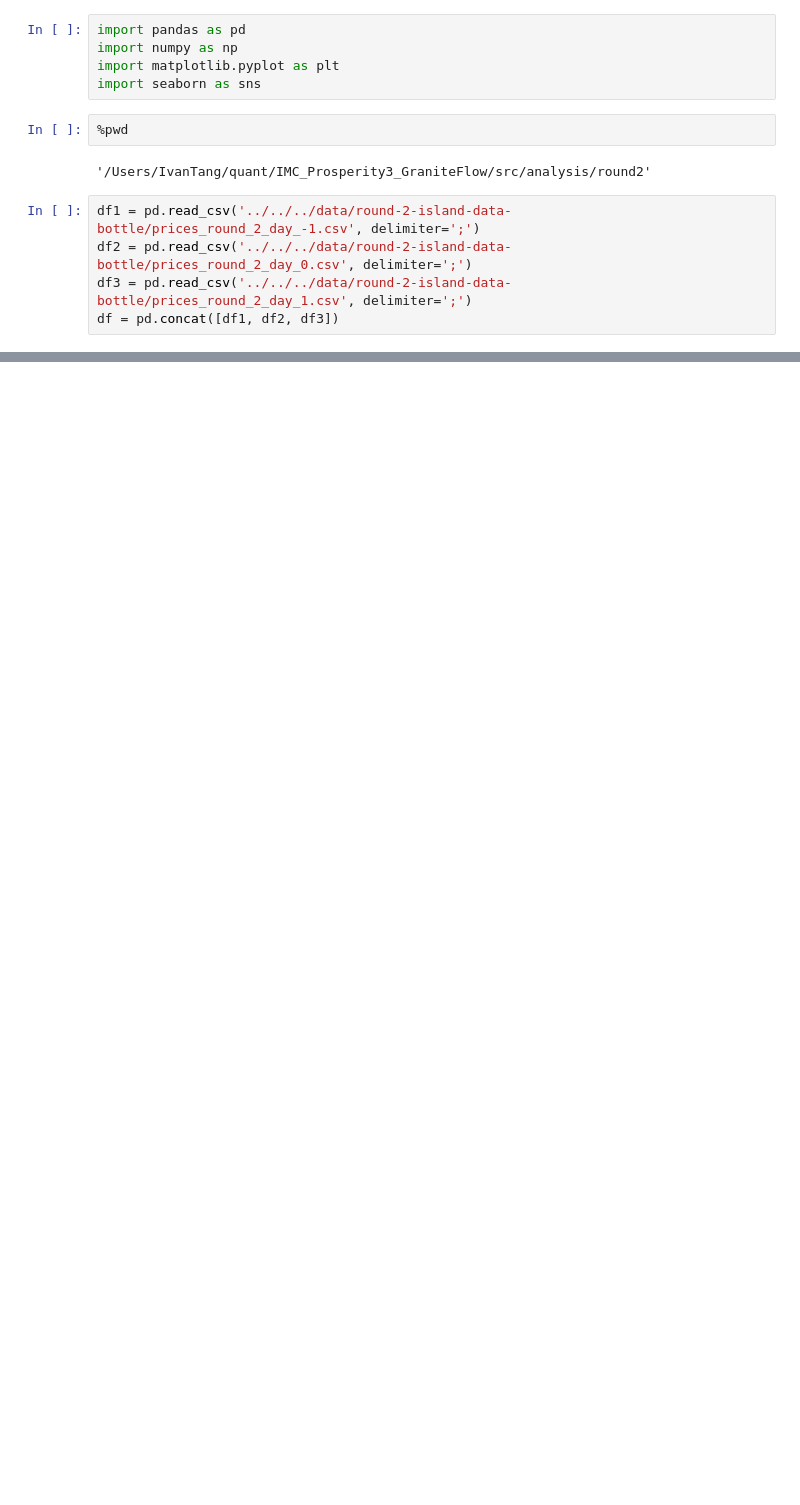
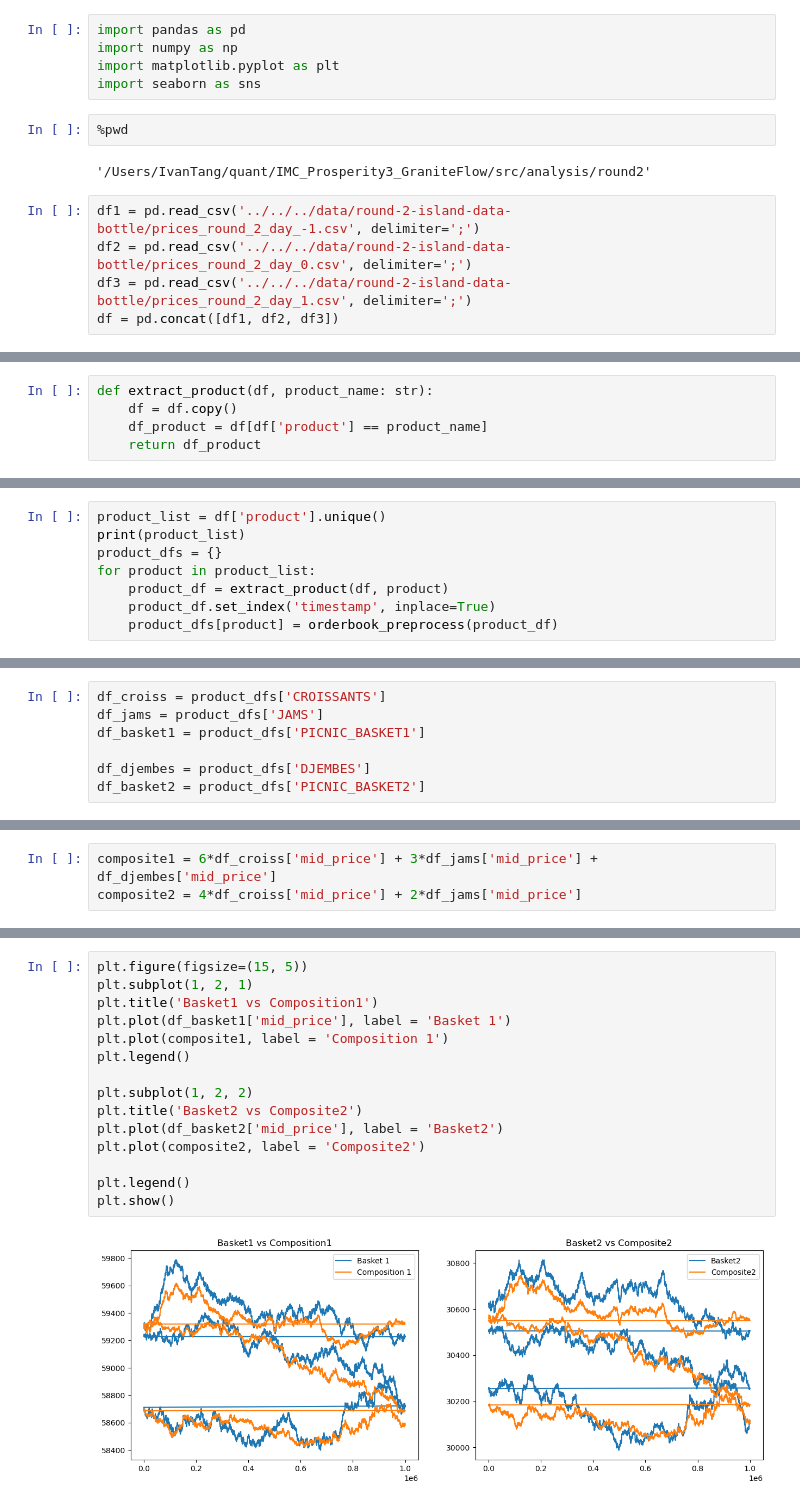
Before and after one commit to IMC-Prosperity-Granite-Flow/IMC_Prosperity3_GraniteFlow, a Jupyter notebook: src/analysis/round2/main.ipynb, the cells around one changed output, grey strips where cells are left out. Saved outputs shown, nothing was run; the diff lists cells and outputs as text; blank space fills up the shorter version.

```diff
--- a/src/analysis/round2/main.ipynb
+++ b/src/analysis/round2/main.ipynb
@@ -31,0 +35,5 @@ print(df)
+# %%
+def extract_product(df, product_name: str):
+    df = df.copy()
+    df_product = df[df['product'] == product_name]
+    return df_product
@@ -31,0 +103,8 @@ print(df)
+# %%
+product_list = df['product'].unique()
+print(product_list)
+product_dfs = {}
+for product in product_list:
+    product_df = extract_product(df, product)
+    product_df.set_index('timestamp', inplace=True)
+    product_dfs[product] = orderbook_preprocess(product_df)
@@ -31,0 +122,7 @@ print(df)
+# %%
+df_croiss = product_dfs['CROISSANTS']
+df_jams = product_dfs['JAMS']
+df_basket1 = product_dfs['PICNIC_BASKET1']
+
+df_djembes = product_dfs['DJEMBES']
+df_basket2 = product_dfs['PICNIC_BASKET2']
@@ -31,0 +139,3 @@ print(df)
+# %%
+composite1 = 6*df_croiss['mid_price'] + 3*df_jams['mid_price'] + df_djembes['mid_price']
+composite2 = 4*df_croiss['mid_price'] + 2*df_jams['mid_price']
@@ -31,0 +164,17 @@ print(df)
+# %%
+plt.figure(figsize=(15, 5))
+plt.subplot(1, 2, 1)
+plt.title('Basket1 vs Composition1')
+plt.plot(df_basket1['mid_price'], label = 'Basket 1')
+plt.plot(composite1, label = 'Composition 1')
+plt.legend()
+
+plt.subplot(1, 2, 2)
+plt.title('Basket2 vs Composite2')
+plt.plot(df_basket2['mid_price'], label = 'Basket2')
+plt.plot(composite2, label = 'Composite2')
+
+plt.legend()
+plt.show()
+# %% [output]
+[figure, added]
```
Also changed, not shown: parts of 8 cells of this notebook, 1 other file.
